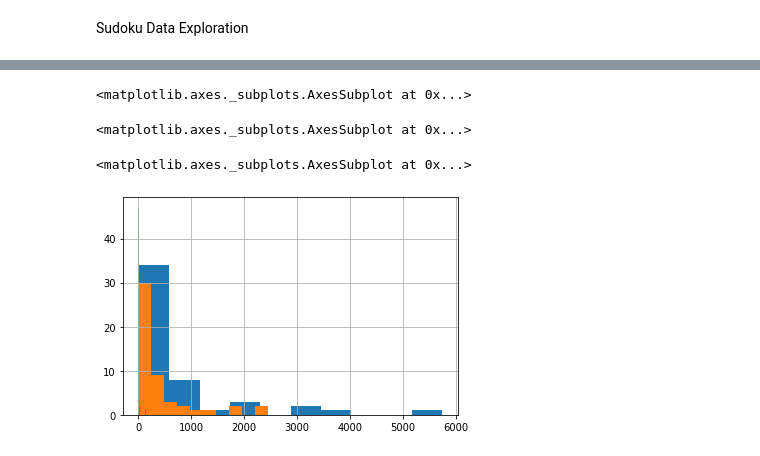
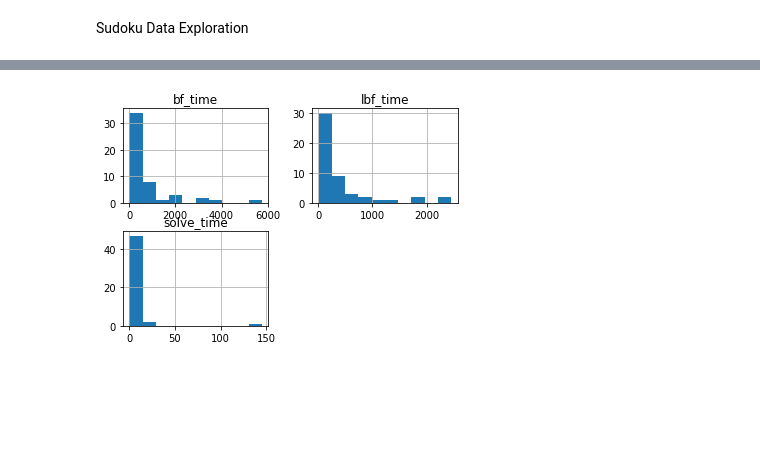
Before and after one commit to evan-freeman/games, a Jupyter notebook: sudoku/Sudoku Data Exploration.ipynb, the cells around one changed output, grey strips where cells are left out. Drawn from its saved outputs; the diff is of its cells as text; code cells hidden in the pictures; blank space fills up the shorter version.

```diff
--- a/sudoku/Sudoku Data Exploration.ipynb
+++ b/sudoku/Sudoku Data Exploration.ipynb
@@ -42,10 +42,7 @@ minclue_df.describe()
 # %%
 # sns.distplot()
 # %%
-for column in ['bf_time', 'lbf_time', 'solve_time']:
-    display(minclue_df[f'{column}'].hist(bins=10))
+# for column in ['bf_time', 'lbf_time', 'solve_time']:
+minclue_df[['bf_time', 'lbf_time', 'solve_time']].hist(bins=10);
 # %% [output]
-<matplotlib.axes._subplots.AxesSubplot at 0x...>
-<matplotlib.axes._subplots.AxesSubplot at 0x...>
-<matplotlib.axes._subplots.AxesSubplot at 0x...>
-[figure, old version]
+[figure, new version]
```
Also changed, not shown: 8 other files.
